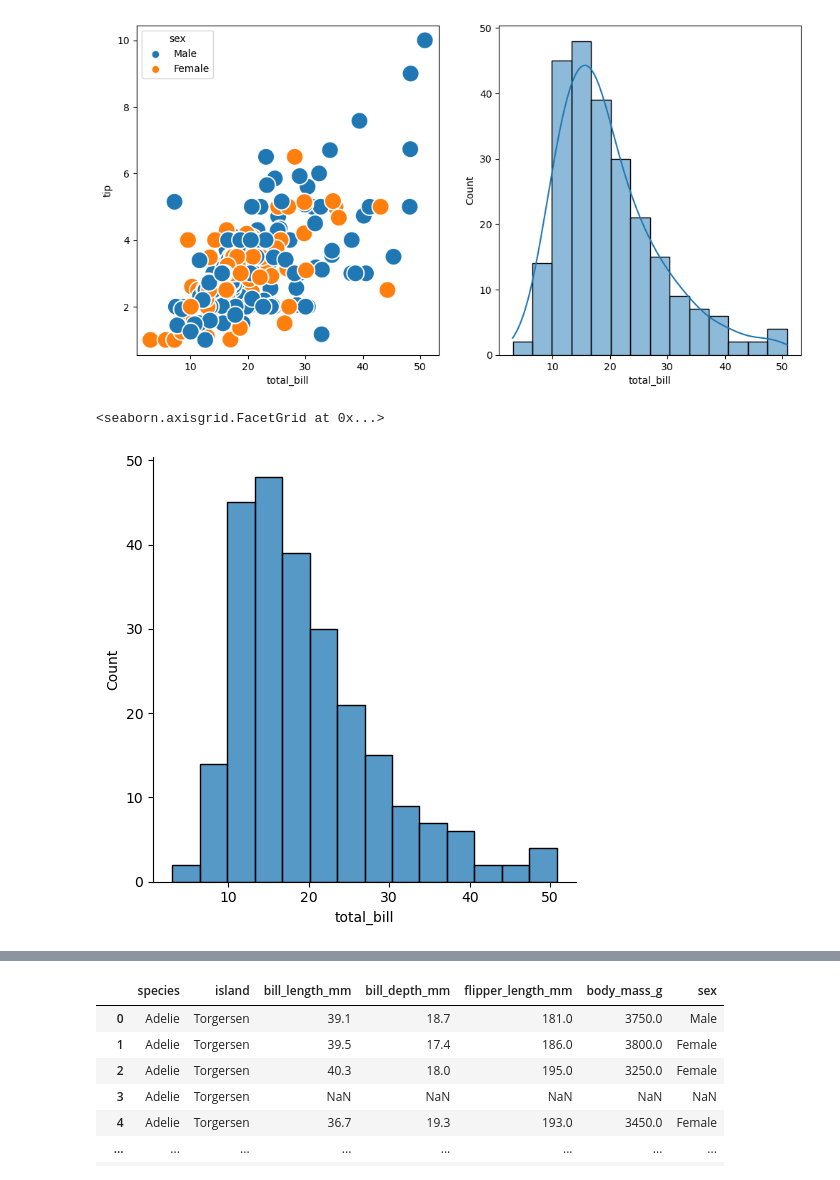
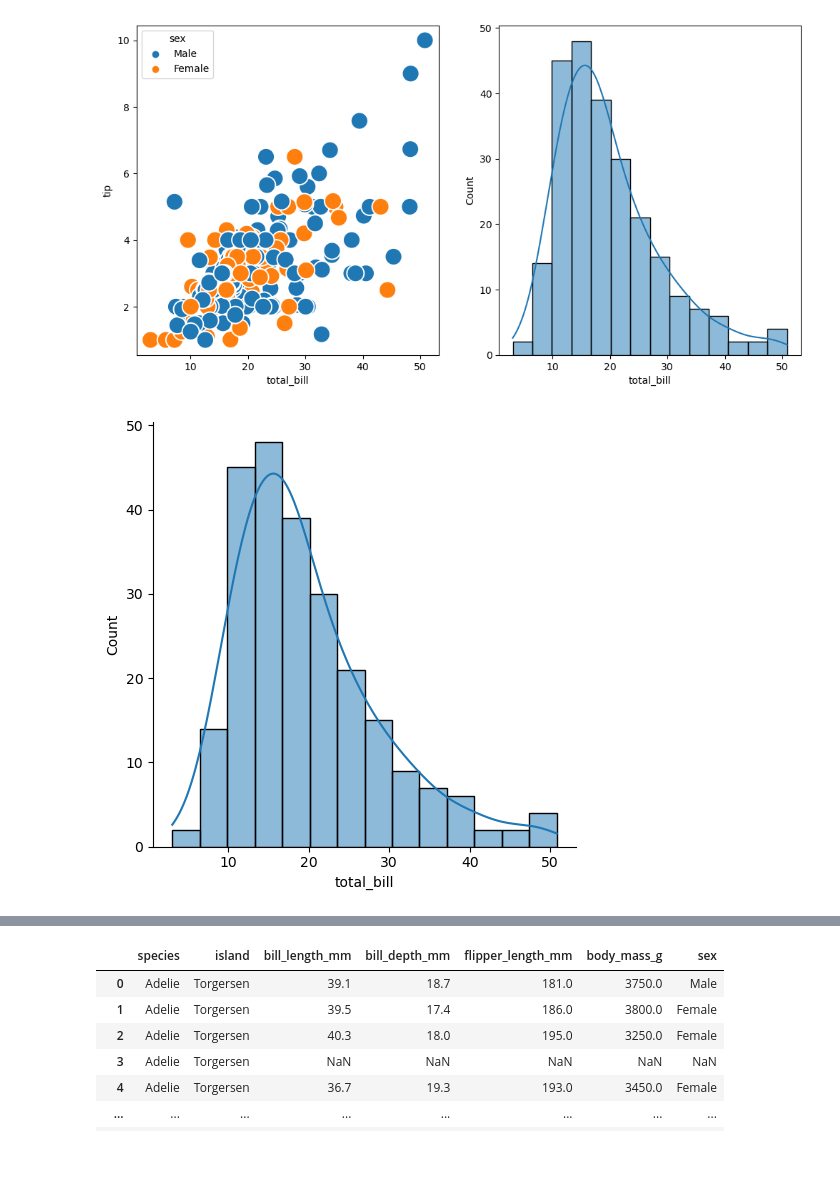
Before and after one commit to easgarli/datascience_bootcamp, a Jupyter notebook: pandas/Data_Visualization_InClass_3_(Seaborn)_05.01.2024 .ipynb, the cells around one changed output, grey strips where cells are left out. Cells and saved outputs as stored; diff of their text form; code cells hidden in the pictures.

```diff
--- a/pandas/Data_Visualization_InClass_3_(Seaborn)_05.01.2024 .ipynb
+++ b/pandas/Data_Visualization_InClass_3_(Seaborn)_05.01.2024 .ipynb
@@ -145,10 +149,9 @@ sns.histplot(x = "total_bill", data = tips, kde = True, ax = ax[1])
 <Axes: xlabel='total_bill', ylabel='Count'>
 [figure]
 # %%
-sns.displot(x="total_bill", data=tips, kind="hist" )
+sns.displot(x="total_bill", data=tips, kde=True, kind="hist");
 # %% [output]
-<seaborn.axisgrid.FacetGrid at 0x...>
-[figure, old version]
+[figure, new version]
 # %%
 fig, ax = plt.subplots(1, 2, figsize = (12, 6))
 sns.rugplot(x = "total_bill", data = tips, height=0.8, ax = ax[0])
```
Also changed, not shown: parts of 23 cells of this notebook, 5 other files.
